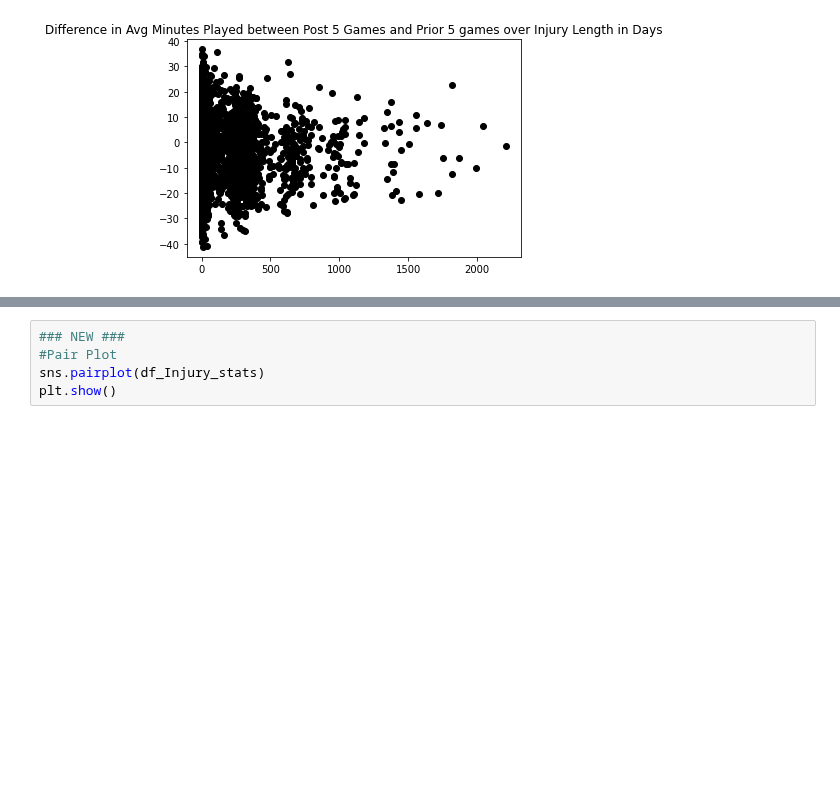
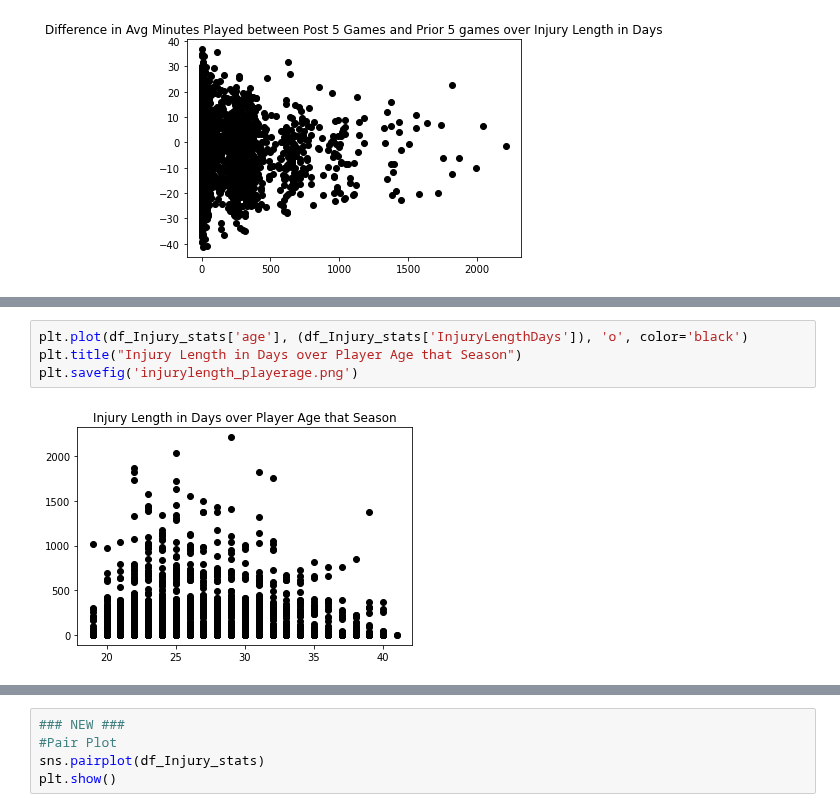
Before and after one commit to cybertraining-dsc/fa20-523-301, a Jupyter notebook: project/code/project.ipynb, the cells around one changed output, grey strips where cells are left out. Drawn from its saved outputs; the diff is of its cells as text; blank space fills up the shorter version.

```diff
--- a/project/code/project.ipynb
+++ b/project/code/project.ipynb
@@ -279,0 +292,6 @@ plt.savefig('diff_avg_min_post5_and_prior5.png')
+# %%
+plt.plot(df_Injury_stats['age'], (df_Injury_stats['InjuryLengthDays']), 'o', color='black')
+plt.title("Injury Length in Days over Player Age that Season")
+plt.savefig('injurylength_playerage.png')
+# %% [output]
+[figure, added]
```
Also changed, not shown: parts of 5 cells of this notebook, 5 other files.
